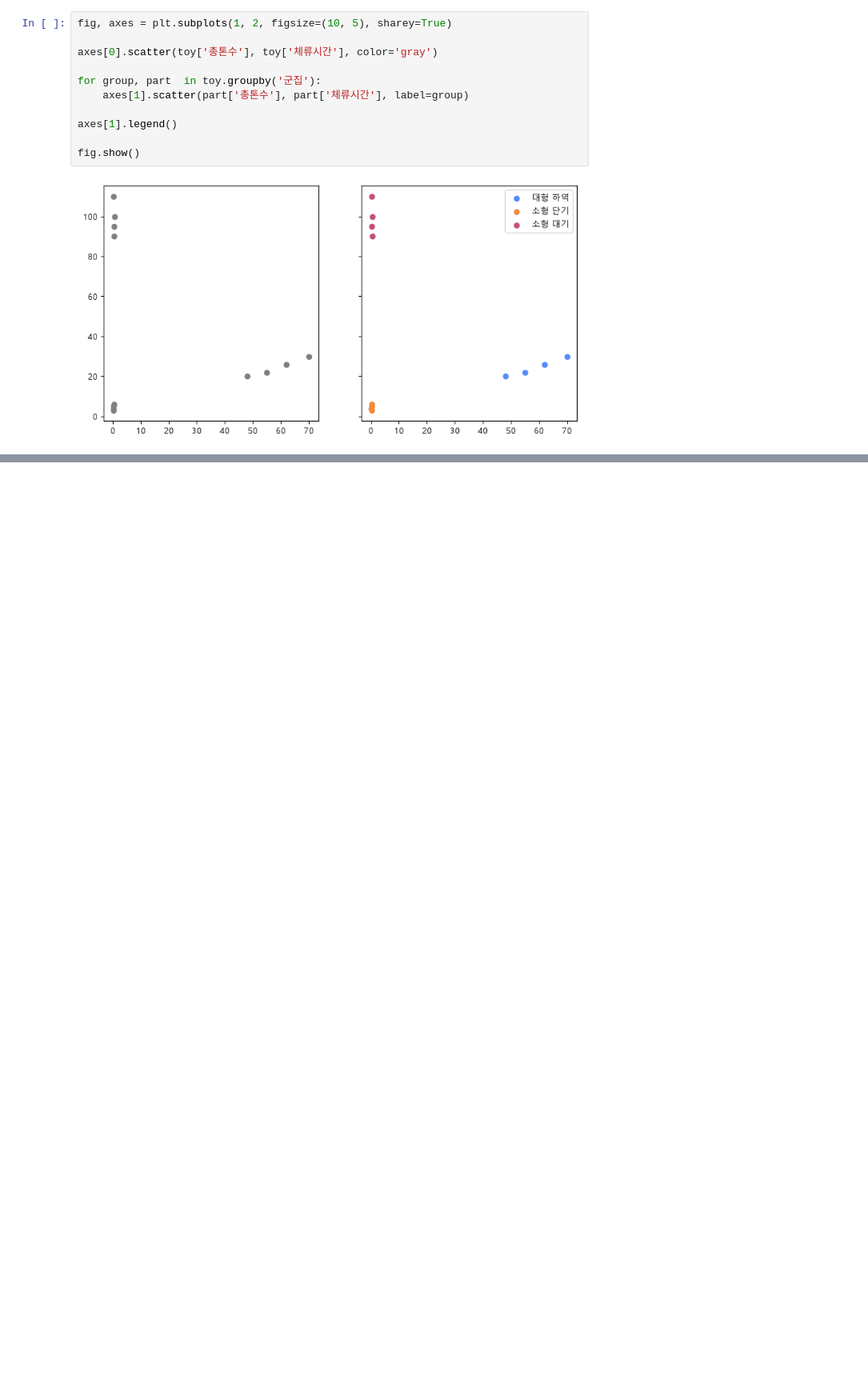
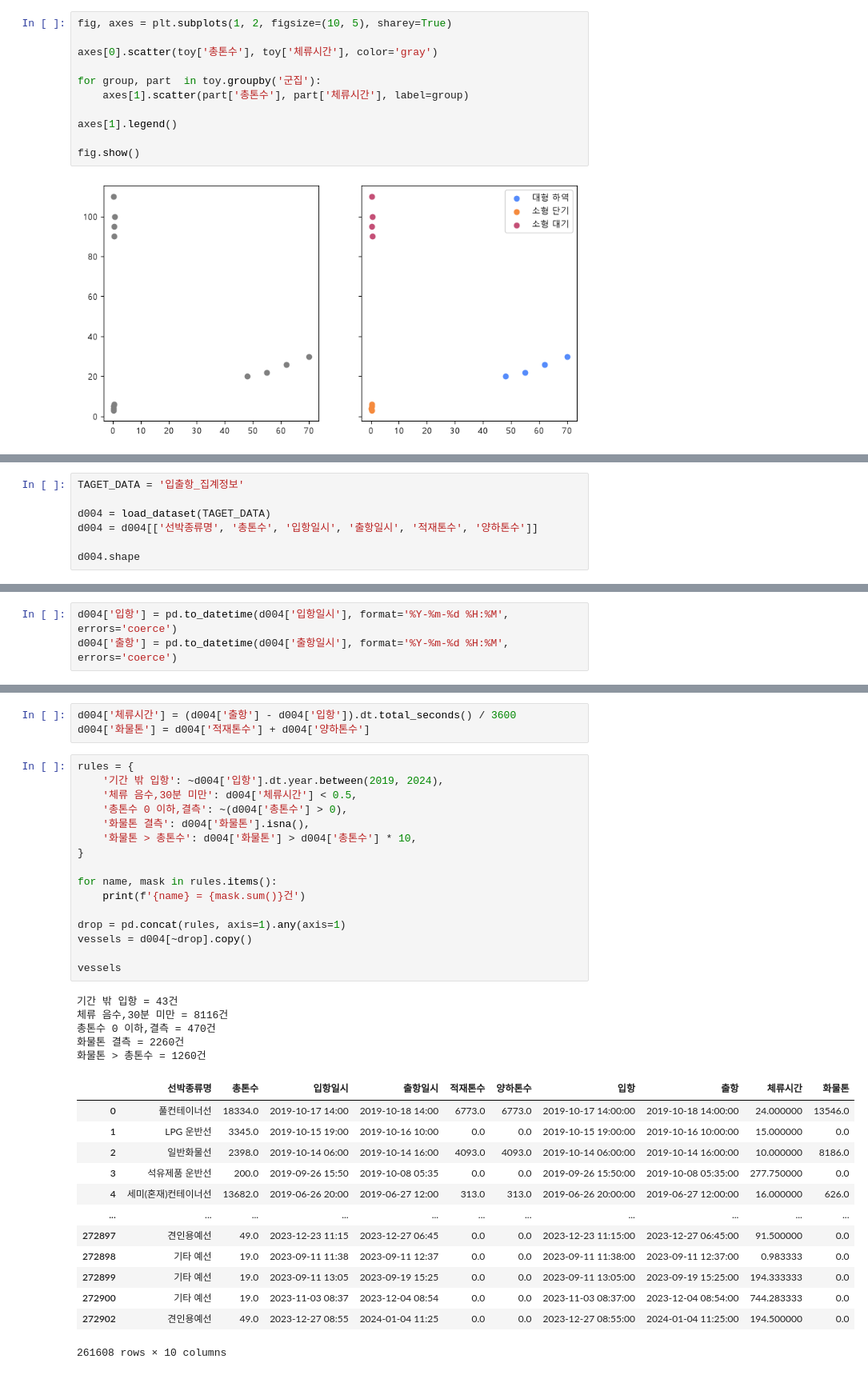
Before and after one commit to eddie1031/2026_SKP_011, a Jupyter notebook: clustering.ipynb, the cells around one changed output, grey strips where cells are left out. Shown at 80% size. Saved outputs shown, nothing was run; the diff lists cells and outputs as text; blank space fills up the shorter version.

```diff
--- a/clustering.ipynb
+++ b/clustering.ipynb
@@ -92,0 +153,7 @@ fig.show()
+# %%
+TAGET_DATA = '입출항_집계정보'
+
+d004 = load_dataset(TAGET_DATA)
+d004 = d004[['선박종류명', '총톤수', '입항일시', '출항일시', '적재톤수', '양하톤수']]
+
+d004.shape
@@ -92,0 +185,3 @@ fig.show()
+# %%
+d004['입항'] = pd.to_datetime(d004['입항일시'], format='%Y-%m-%d %H:%M', errors='coerce')
+d004['출항'] = pd.to_datetime(d004['출항일시'], format='%Y-%m-%d %H:%M', errors='coerce')
@@ -92,0 +206,38 @@ fig.show()
+# %%
+d004['체류시간'] = (d004['출항'] - d004['입항']).dt.total_seconds() / 3600
+d004['화물톤'] = d004['적재톤수'] + d004['양하톤수']
+# %%
+rules = {
+    '기간 밖 입항': ~d004['입항'].dt.year.between(2019, 2024),
+    '체류 음수,30분 미만': d004['체류시간'] < 0.5,
+    '총톤수 0 이하,결측': ~(d004['총톤수'] > 0),
+    '화물톤 결측': d004['화물톤'].isna(),
+    '화물톤 > 총톤수': d004['화물톤'] > d004['총톤수'] * 10,
+}
+
+for name, mask in rules.items():
+    print(f'{name} = {mask.sum()}건')
+
+drop = pd.concat(rules, axis=1).any(axis=1)
+vessels = d004[~drop].copy()
+
+vessels
+# %% [output]
+기간 밖 입항 = 43건
+체류 음수,30분 미만 = 8116건
+총톤수 0 이하,결측 = 470건
+화물톤 결측 = 2260건
+화물톤 > 총톤수 = 1260건
+|  | 선박종류명 | 총톤수 | 입항일시 | 출항일시 | 적재톤수 | 양하톤수 | 입항 | 출항 | 체류시간 | 화물톤 |
+| 0 | 풀컨테이너선 | 18334.0 | 2019-10-17 14:00 | 2019-10-18 14:00 | 6773.0 | 6773.0 | 2019-10-17 14:00:00 | 2019-10-18 14:00:00 | 24.000000 | 13546.0 |
+| 1 | LPG 운반선 | 3345.0 | 2019-10-15 19:00 | 2019-10-16 10:00 | 0.0 | 0.0 | 2019-10-15 19:00:00 | 2019-10-16 10:00:00 | 15.000000 | 0.0 |
+| 2 | 일반화물선 | 2398.0 | 2019-10-14 06:00 | 2019-10-14 16:00 | 4093.0 | 4093.0 | 2019-10-14 06:00:00 | 2019-10-14 16:00:00 | 10.000000 | 8186.0 |
+| 3 | 석유제품 운반선 | 200.0 | 2019-09-26 15:50 | 2019-10-08 05:35 | 0.0 | 0.0 | 2019-09-26 15:50:00 | 2019-10-08 05:35:00 | 277.750000 | 0.0 |
+| 4 | 세미(혼재)컨테이너선 | 13682.0 | 2019-06-26 20:00 | 2019-06-27 12:00 | 313.0 | 313.0 | 2019-06-26 20:00:00 | 2019-06-27 12:00:00 | 16.000000 | 626.0 |
+| ... | ... | ... | ... | ... | ... | ... | ... | ... | ... | ... |
+| 272897 | 견인용예선 | 49.0 | 2023-12-23 11:15 | 2023-12-27 06:45 | 0.0 | 0.0 | 2023-12-23 11:15:00 | 2023-12-27 06:45:00 | 91.500000 | 0.0 |
+| 272898 | 기타 예선 | 19.0 | 2023-09-11 11:38 | 2023-09-11 12:37 | 0.0 | 0.0 | 2023-09-11 11:38:00 | 2023-09-11 12:37:00 | 0.983333 | 0.0 |
+| 272899 | 기타 예선 | 19.0 | 2023-09-11 13:05 | 2023-09-19 15:25 | 0.0 | 0.0 | 2023-09-11 13:05:00 | 2023-09-19 15:25:00 | 194.333333 | 0.0 |
+| 272900 | 기타 예선 | 19.0 | 2023-11-03 08:37 | 2023-12-04 08:54 | 0.0 | 0.0 | 2023-11-03 08:37:00 | 2023-12-04 08:54:00 | 744.283333 | 0.0 |
+| 272902 | 견인용예선 | 49.0 | 2023-12-27 08:55 | 2024-01-04 11:25 | 0.0 | 0.0 | 2023-12-27 08:55:00 | 2024-01-04 11:25:00 | 194.500000 | 0.0 |
+261608 rows × 10 columns
```
Also changed, not shown: parts of 10 cells of this notebook.
